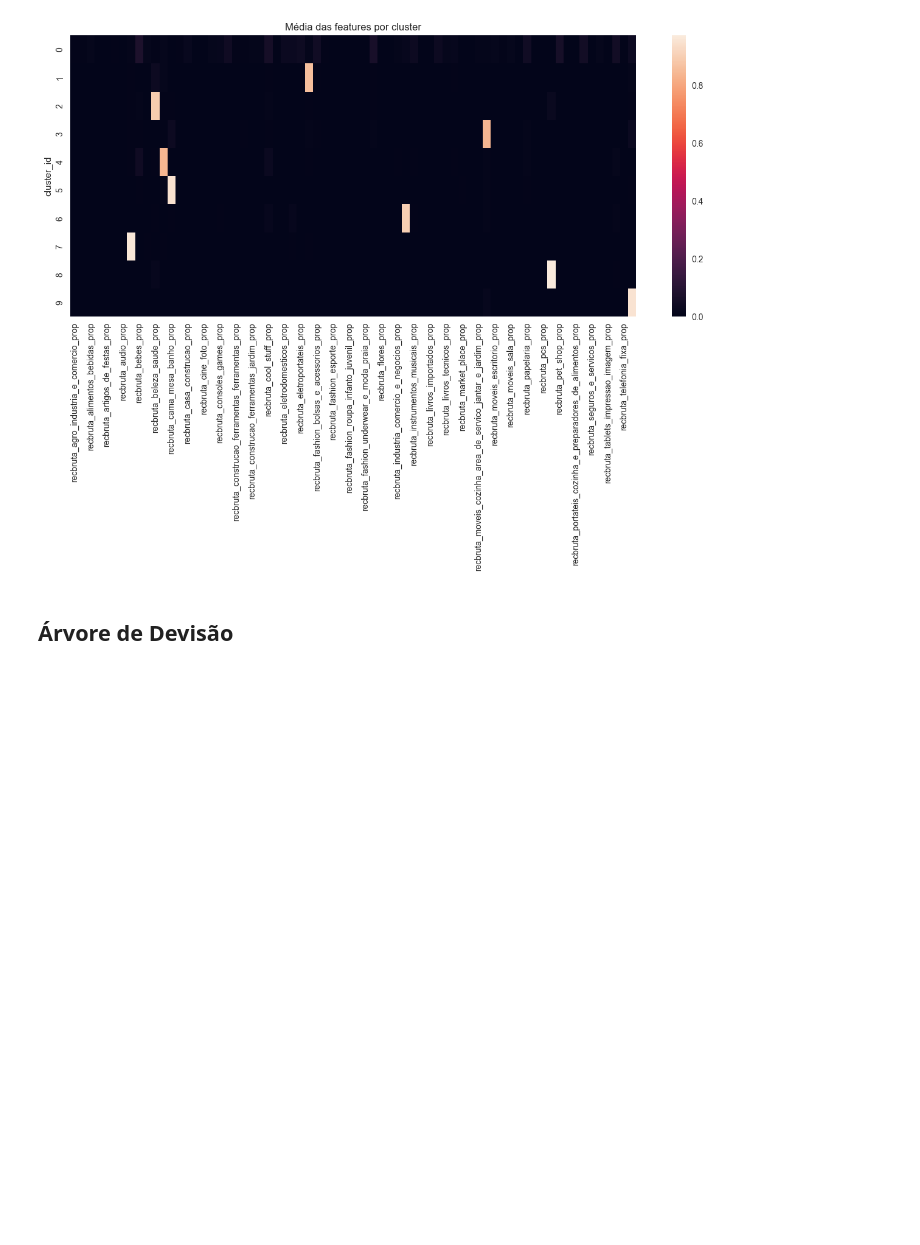
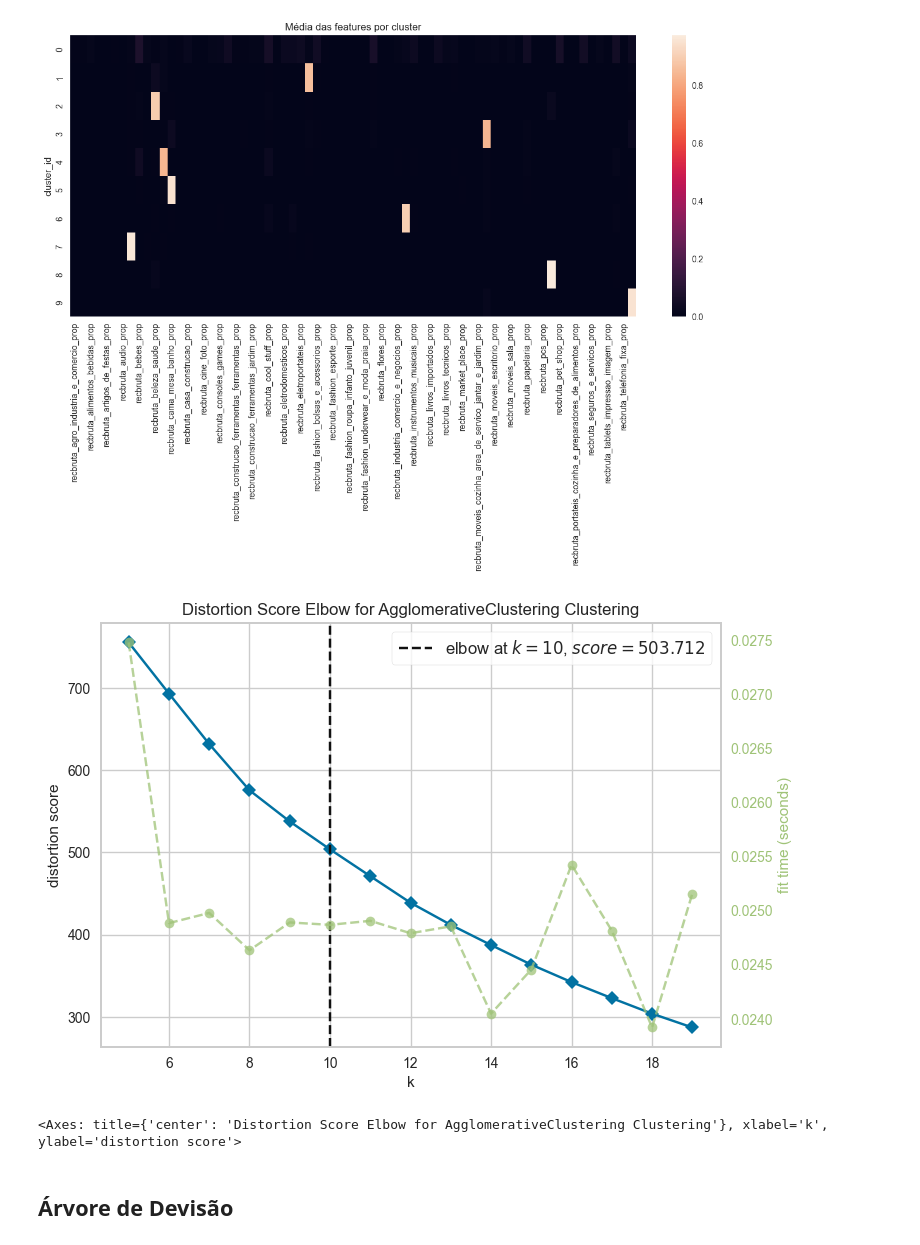
Before and after one commit to denisevitoriano/tech_challenge_fase_03, a Jupyter notebook: tech_challenge_fase_03/notebooks/04_model_agg_clustering.ipynb, the cells around one changed output. Drawn from its saved outputs; the diff is of its cells as text; code cells hidden in the pictures; blank space fills up the shorter version.

```diff
--- a/tech_challenge_fase_03/notebooks/04_train_model_agg_clustering.ipynb
+++ b/tech_challenge_fase_03/notebooks/04_model_agg_clustering.ipynb
@@ -43,14 +43,15 @@ df_raw.head()
 # %%
-df_train = df_raw[df_raw['data'] == '2018-05-01']
-print(f'Shape antes: {df_train.shape}')
+# Escolhendo uma safra e selecionando as features input para o modelo
+df = df_raw[df_raw['data'] == '2018-05-01']
+print(f'Shape antes: {df.shape}')
 
-features = [c for c in df_train.columns if c.startswith('recbruta_') and c.endswith('_prop')]
+features = [c for c in df.columns if c.startswith('recbruta_') and c.endswith('_prop')]
 
 cols = ['data', 'seller_id'] + features
 
-df_train = df_train[cols]
+df = df[cols]
 
-print(f'Shape depois: {df_train.shape}')
+print(f'Shape depois: {df.shape}')
 # %% [output]
 Shape antes: (1441, 214)
 Shape depois: (1441, 72)
@@ -67,17 +68,17 @@ df_train.head()
 # %% [markdown]
 ## Agglomerative Clustering
 # %%
-# Treino do modelo usando Agglomerative Clustering
+# Ajuste do modelo usando Agglomerative Clustering
 model = cluster.AgglomerativeClustering(n_clusters=10)
-model.fit(df_train[features]) # fit: ajuste do modelo a partir das features
+model.fit(df[features]) # fit: ajuste do modelo a partir das features
 # %% [output]
 AgglomerativeClustering(n_clusters=10)
 # %%
-df = df_train[features].copy()
+df_copy = df[features].copy()
+df_copy['cluster_id'] = model.labels_
 df['cluster_id'] = model.labels_
-df_train['cluster_id'] = model.labels_
 
-df_train[['seller_id', 'cluster_id']]
+df[['seller_id', 'cluster_id']]
 # %% [output]
 |  | seller_id | cluster_id |
 | 18 | 001cca7ae9ae17fb1caed9dfb1094831 | 0 |
@@ -139,6 +140,14 @@ plt.title('Média das features por cluster')
 plt.show()
 # %% [output]
 [figure]
+# %%
+model = cluster.AgglomerativeClustering()
+visualizer = KElbowVisualizer(model, k=(5,20))
+visualizer.fit(df[features])
+visualizer.show()
+# %% [output]
+[figure, new version]
+<Axes: title={'center': 'Distortion Score Elbow for AgglomerativeClustering Clustering'}, xlabel='k', ylabel='distortion score'>
 # %% [markdown]
 ## Árvore de Devisão
 # %%
```
Also changed, not shown: parts of 16 cells of this notebook, 3 other files.
